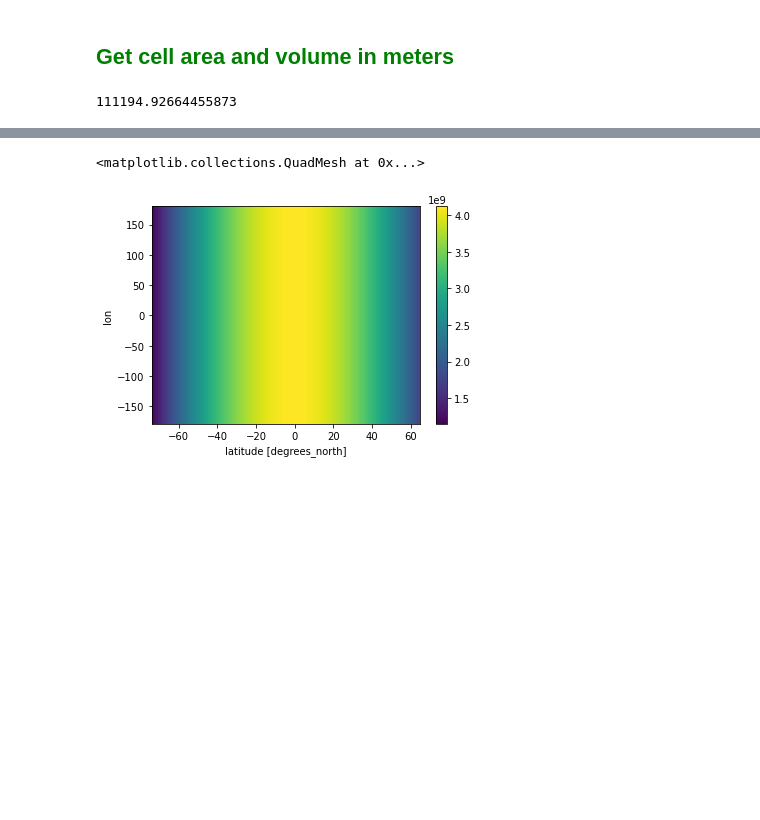
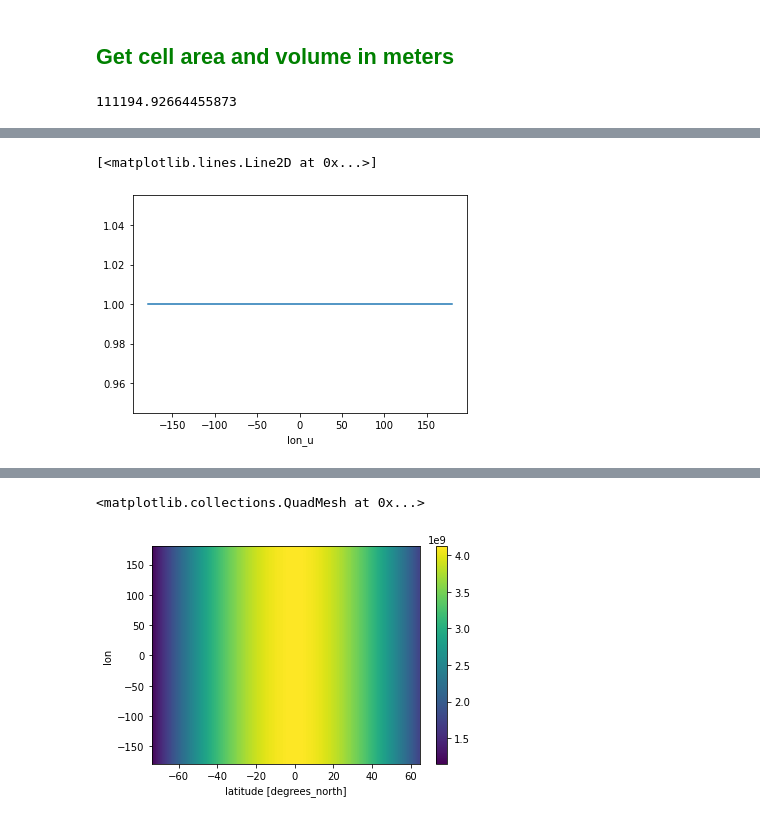
Before and after one commit to ocean-transport/WMT-project, a Jupyter notebook: GODAS/GODAS.ipynb, the cells around one changed output, grey strips where cells are left out. Cells and saved outputs as stored; diff of their text form; code cells hidden in the pictures; blank space fills up the shorter version.

Commit message:
working on grid obj for cell area/cell volume

```diff
--- a/GODAS/GODAS.ipynb
+++ b/GODAS/GODAS.ipynb
@@ -84,3 +127,11 @@ ds.thflx[0].plot()
 # %% [output]
 <matplotlib.collections.QuadMesh at 0x...>
 [figure]
+# %%
+import xgcm
+grid = xgcm.Grid(ds, coords={'X': {'center': 'lon', 'right': 'lon_u'},
+                             'Y': {'center': 'lat', 'right': 'lat_u'},
+                             'T': {'center': 'time'},
+                             'Z': {'center': 'level', 'right': 'level_w'}},
+                     periodic=['X'])
+grid
@@ -102,0 +179,5 @@ meters_per_degree
+# %%
+grid.diff(coords.lon, 'X', boundary_discontinuity=360).plot()
+# %% [output]
+[<matplotlib.lines.Line2D at 0x...>]
+[figure, added]
```
Also changed, not shown: parts of 16 cells of this notebook.
